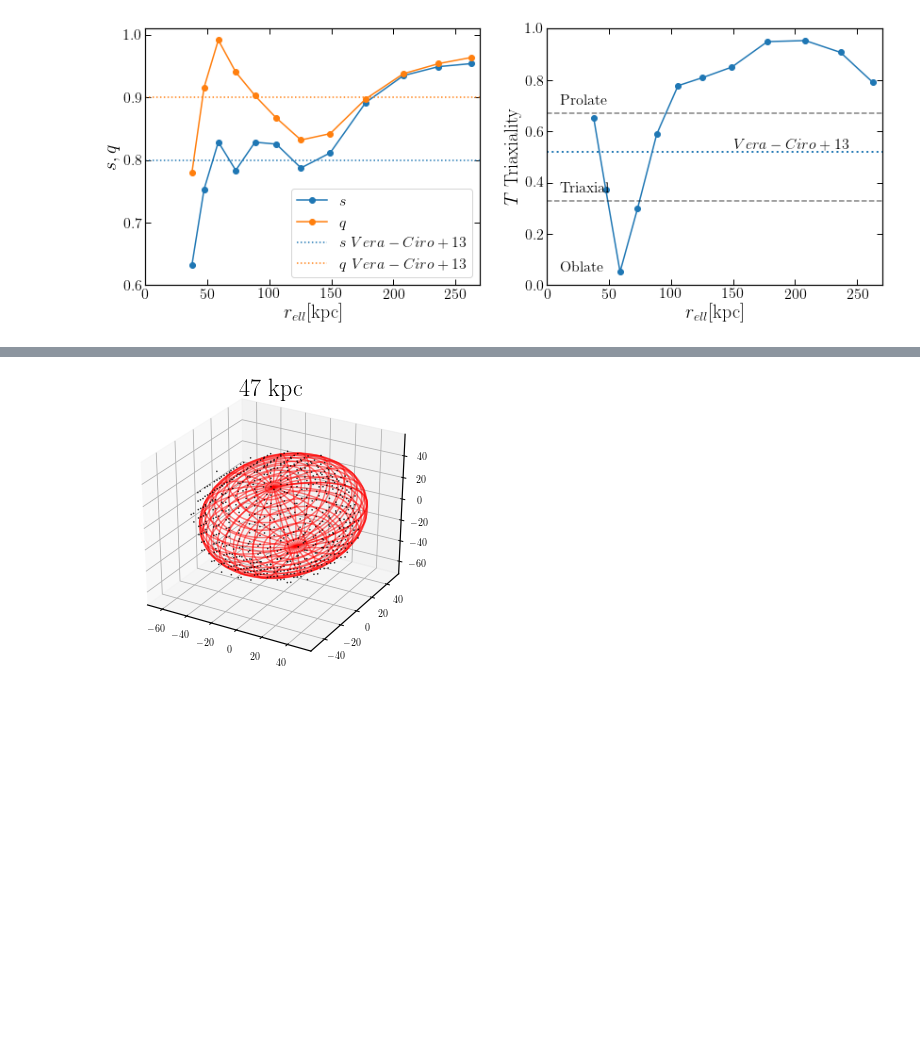
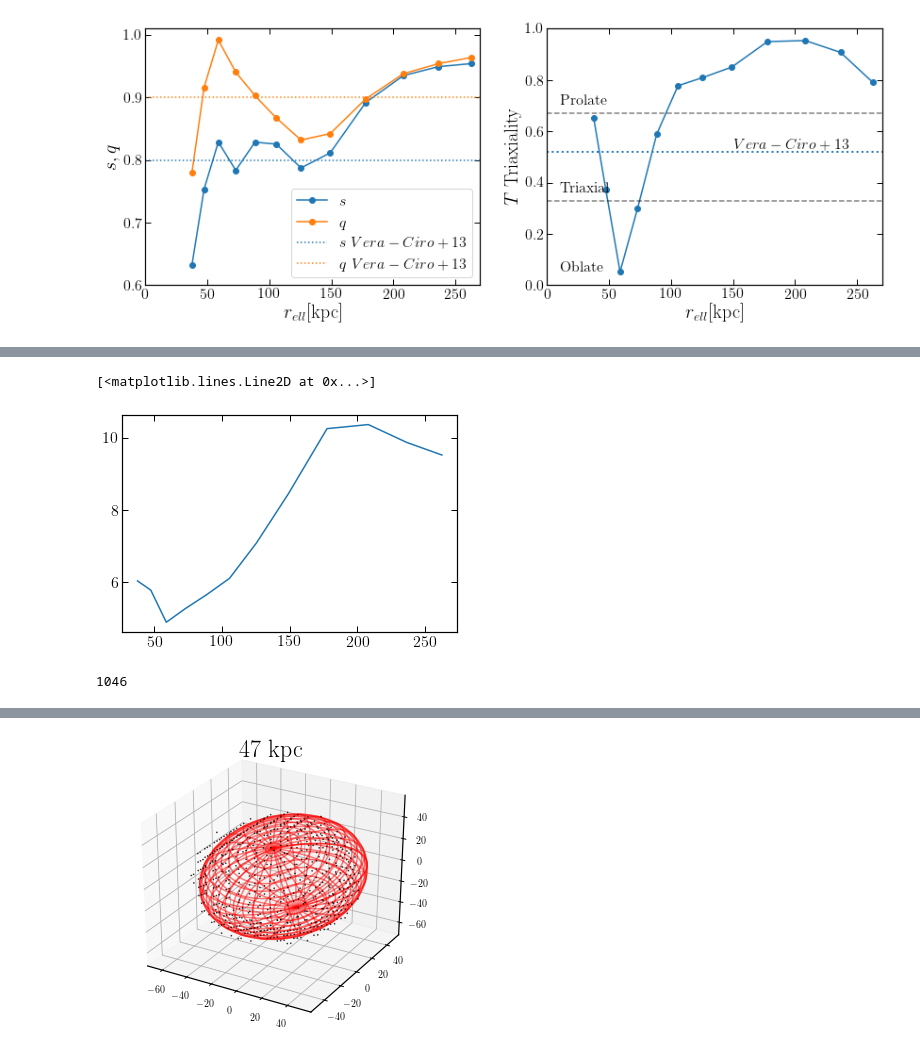
Before and after one commit to jngaravitoc/MW-LMC-SCF, a Jupyter notebook: code/halo_shape/BFE_density_ellipse_fit.ipynb, the cells around one changed output, grey strips where cells are left out. Cells and saved outputs as stored; diff of their text form; code cells hidden in the pictures; blank space fills up the shorter version.

```diff
--- a/code/halo_shape/BFE_density_ellipse_fit.ipynb
+++ b/code/halo_shape/BFE_density_ellipse_fit.ipynb
@@ -193,0 +260,9 @@ plt.savefig('shape_mwlmc5_vera_ciro.pdf', bbox_inches='tight')
+# %%
+plot(r_ell, d)
+# %% [output]
+[<matplotlib.lines.Line2D at 0x...>]
+[figure, added]
+# %%
+len(x_grid[rho_contours[9]])
+# %% [output]
+1046
```
Also changed, not shown: parts of 8 cells of this notebook.
